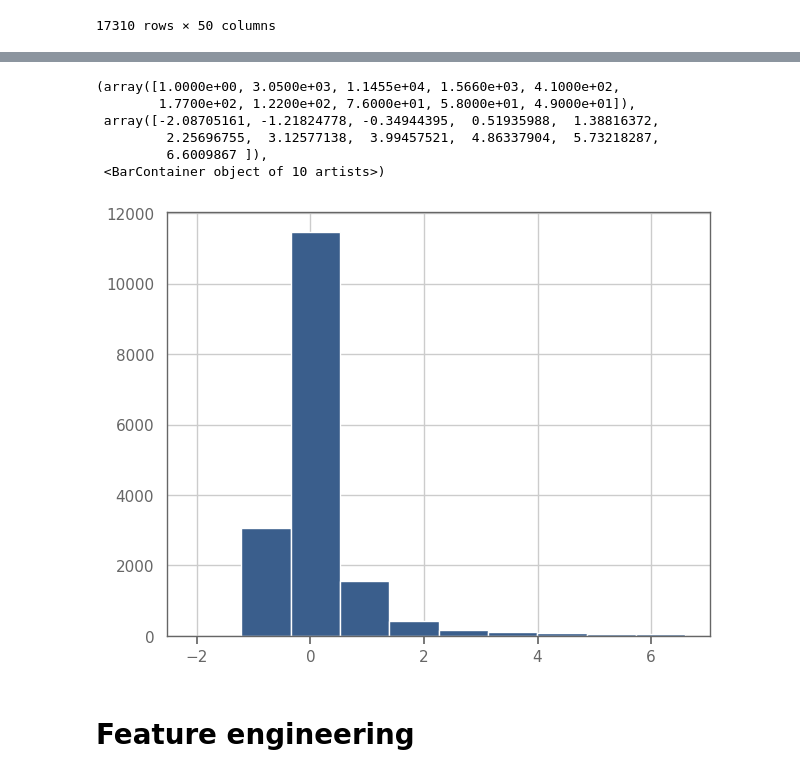
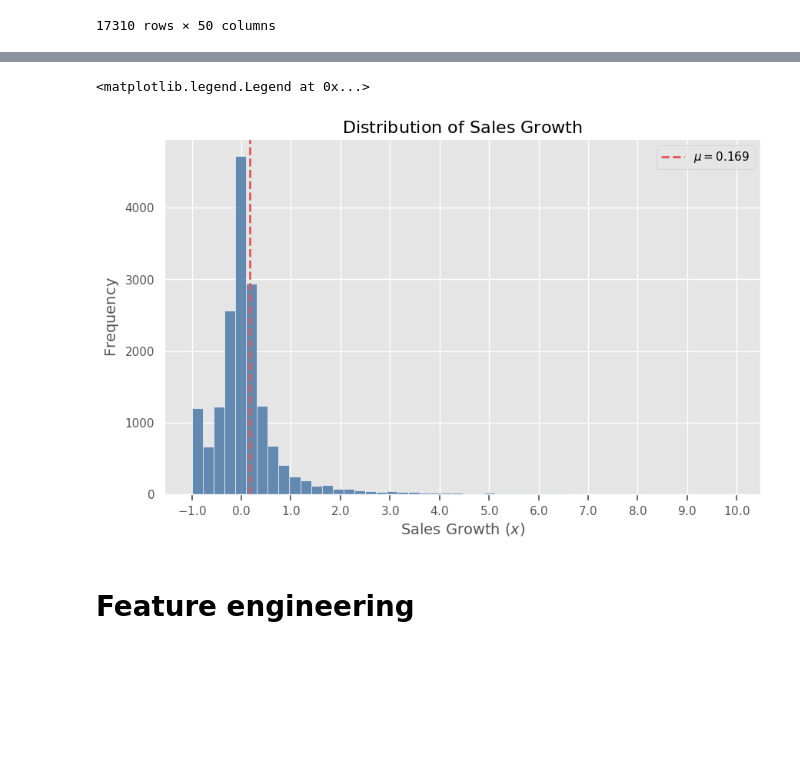
Before and after one commit to 4mbrus/Data-Analysis-3, a Jupyter notebook: Assignment 2/data_prep.ipynb, the cells around one changed output, grey strips where cells are left out. Drawn from its saved outputs; the diff is of its cells as text; code cells hidden in the pictures; blank space fills up the shorter version.

```diff
--- a/Assignment 2/data_prep.ipynb
+++ b/Assignment 2/data_prep.ipynb
@@ -223,10 +229,30 @@ data.sort_values(by="sales_growth")
-# %%
-plt.hist(data["sales_growth"])
-# %% [output]
-(array([1.0000e+00, 3.0500e+03, 1.1455e+04, 1.5660e+03, 4.1000e+02,
-        1.7700e+02, 1.2200e+02, 7.6000e+01, 5.8000e+01, 4.9000e+01]),
- array([-2.08705161, -1.21824778, -0.34944395,  0.51935988,  1.38816372,
-         2.25696755,  3.12577138,  3.99457521,  4.86337904,  5.73218287,
-         6.6009867 ]),
- <BarContainer object of 10 artists>)
-[figure, removed]
+# %%
+plt.style.use('ggplot')
+plt.figure(figsize=(10, 6))
+
+counts, bins, patches = plt.hist(
+    data["sales_growth"],
+    bins=50,
+    color='#4e79a7',
+    edgecolor='white',
+    alpha=0.85
+)
+
+x_min, x_max = data["sales_growth"].min(), data["sales_growth"].max()
+tick_start = np.floor(x_min * 10) / 10
+tick_end = np.ceil(x_max * 10) / 10
+ticks = np.arange(tick_start, tick_end + 0.1, 1)
+
+plt.xticks(ticks, [f"${t:.1f}$" for t in ticks])
+
+plt.title(r'$\text{Distribution of Sales Growth}$', fontsize=16)
+plt.xlabel(r'$\text{Sales Growth } (x)$', fontsize=14)
+plt.ylabel(r'$\text{Frequency}$', fontsize=14)
+
+mean_val = data["sales_growth"].mean()
+plt.axvline(mean_val, color='#e15759', linestyle='--', linewidth=2,
+            label=rf'$\mu = {mean_val:.3f}$')
+plt.legend()
+# %% [output]
+<matplotlib.legend.Legend at 0x...>
+[figure, added]
```
Also changed, not shown: parts of 12 cells of this notebook.
